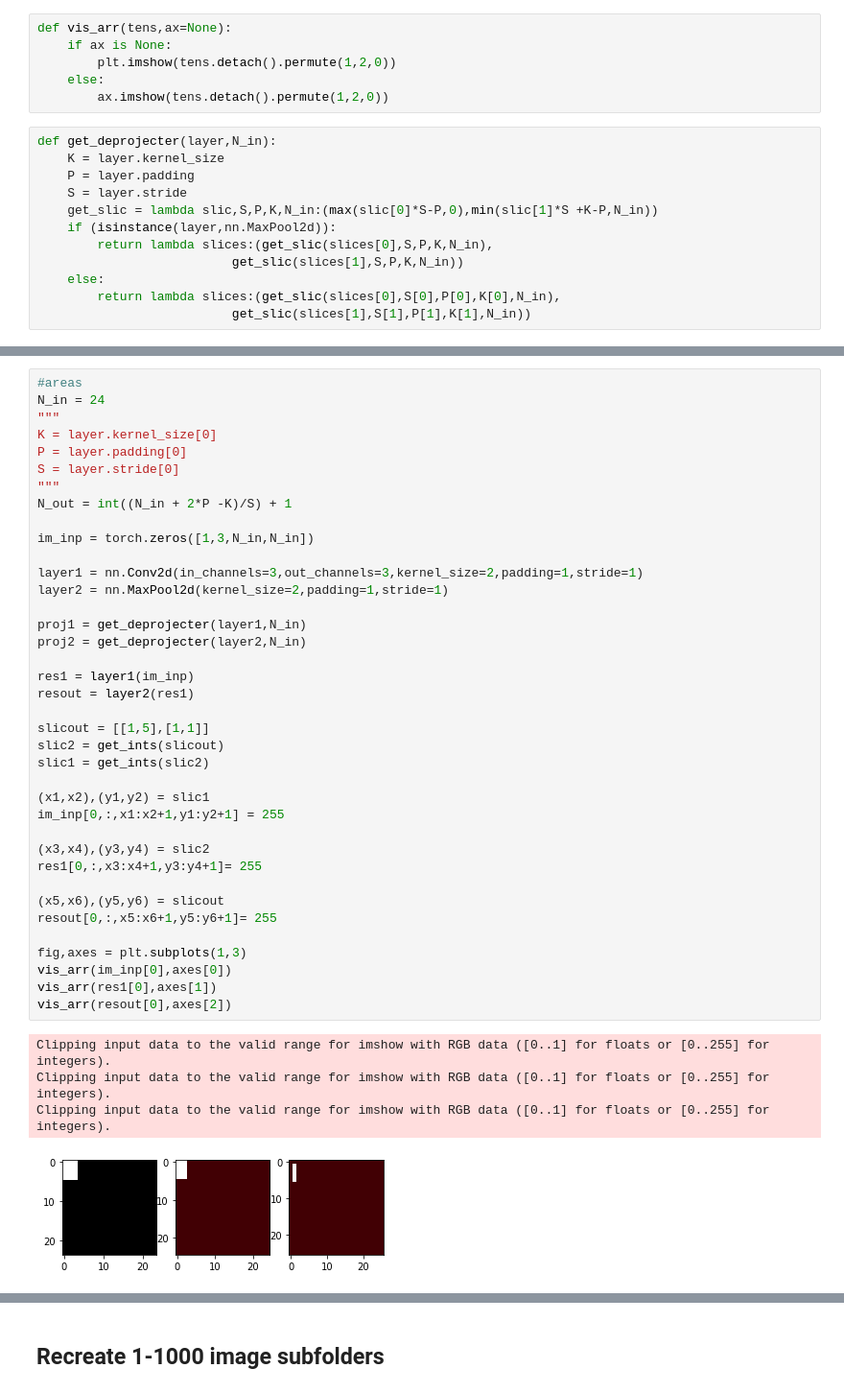
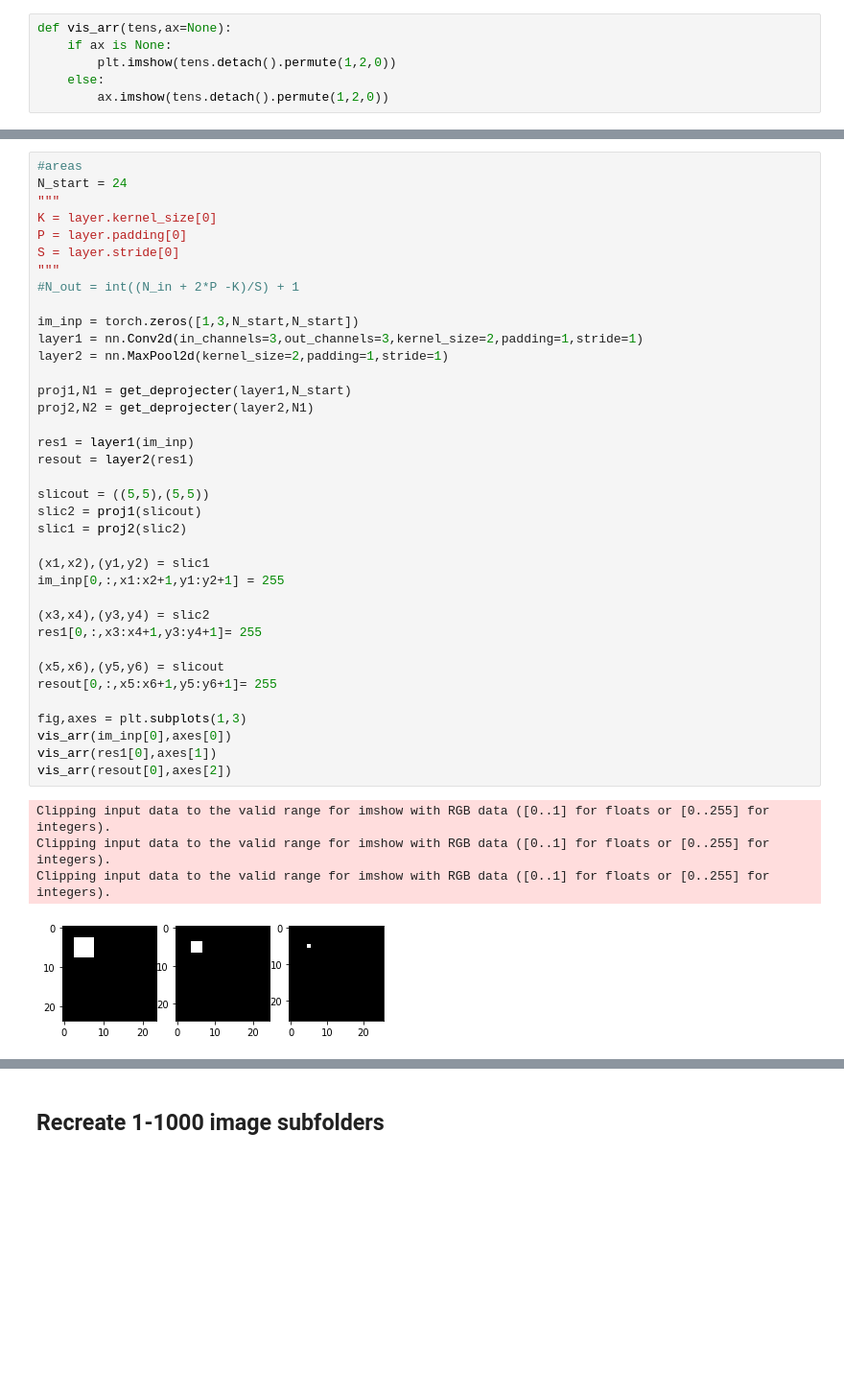
Before and after one commit to torchlurk/torchlurk, a Jupyter notebook: Torchlurk.ipynb, the cells around one changed output, grey strips where cells are left out. Shown: that part at 96% size. Cells and saved outputs as stored; diff of their text form; blank space fills up the shorter version.

```diff
--- a/Torchlurk.ipynb
+++ b/Torchlurk.ipynb
@@ -397,15 +506,3 @@ def vis_arr(tens,ax=None):
         plt.imshow(tens.detach().permute(1,2,0))
     else:
         ax.imshow(tens.detach().permute(1,2,0))
-# %%
-def get_deprojecter(layer,N_in):
-    K = layer.kernel_size
-    P = layer.padding
-    S = layer.stride
-    get_slic = lambda slic,S,P,K,N_in:(max(slic[0]*S-P,0),min(slic[1]*S +K-P,N_in))
-    if (isinstance(layer,nn.MaxPool2d)):
-        return lambda slices:(get_slic(slices[0],S,P,K,N_in),
-                          get_slic(slices[1],S,P,K,N_in))
-    else:
-        return lambda slices:(get_slic(slices[0],S[0],P[0],K[0],N_in),
-                          get_slic(slices[1],S[1],P[1],K[1],N_in))
@@ -412,43 +557,42 @@ def get_deprojecter(layer,N_in):
 # %%
 #areas
-N_in = 24
+N_start = 24
 """
 K = layer.kernel_size[0]
 P = layer.padding[0]
 S = layer.stride[0]
 """
-N_out = int((N_in + 2*P -K)/S) + 1
+#N_out = int((N_in + 2*P -K)/S) + 1
 
-im_inp = torch.zeros([1,3,N_in,N_in])
-
+im_inp = torch.zeros([1,3,N_start,N_start])
 layer1 = nn.Conv2d(in_channels=3,out_channels=3,kernel_size=2,padding=1,stride=1)
 layer2 = nn.MaxPool2d(kernel_size=2,padding=1,stride=1)
 
-proj1 = get_deprojecter(layer1,N_in)
-proj2 = get_deprojecter(layer2,N_in)
+proj1,N1 = get_deprojecter(layer1,N_start)
+proj2,N2 = get_deprojecter(layer2,N1)
 
 res1 = layer1(im_inp)
 resout = layer2(res1)
 
-slicout = [[1,5],[1,1]]
-slic2 = get_ints(slicout)
-slic1 = get_ints(slic2)
+slicout = ((5,5),(5,5))
+slic2 = proj1(slicout)
+slic1 = proj2(slic2)
 
 (x1,x2),(y1,y2) = slic1
 im_inp[0,:,x1:x2+1,y1:y2+1] = 255
 
 (x3,x4),(y3,y4) = slic2
 res1[0,:,x3:x4+1,y3:y4+1]= 255
 
 (x5,x6),(y5,y6) = slicout
 resout[0,:,x5:x6+1,y5:y6+1]= 255
 
 fig,axes = plt.subplots(1,3)
 vis_arr(im_inp[0],axes[0])
 vis_arr(res1[0],axes[1])
 vis_arr(resout[0],axes[2])
 # %% [output]
 Clipping input data to the valid range for imshow with RGB data ([0..1] for floats or [0..255] for integers).
 Clipping input data to the valid range for imshow with RGB data ([0..1] for floats or [0..255] for integers).
 Clipping input data to the valid range for imshow with RGB data ([0..1] for floats or [0..255] for integers).
-[figure, old version]
+[figure, new version]
```
Also changed, not shown: parts of 9 cells of this notebook.
